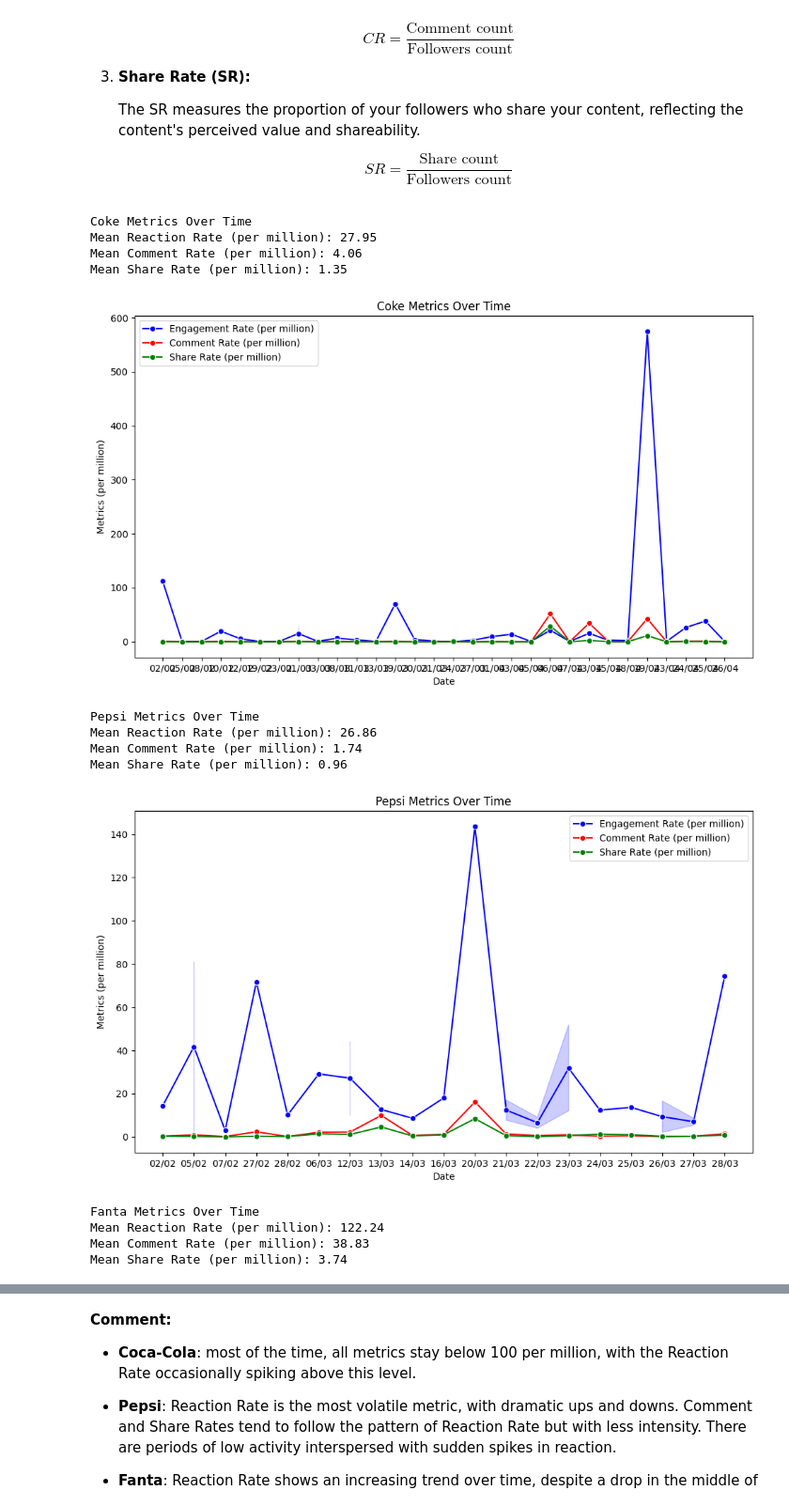
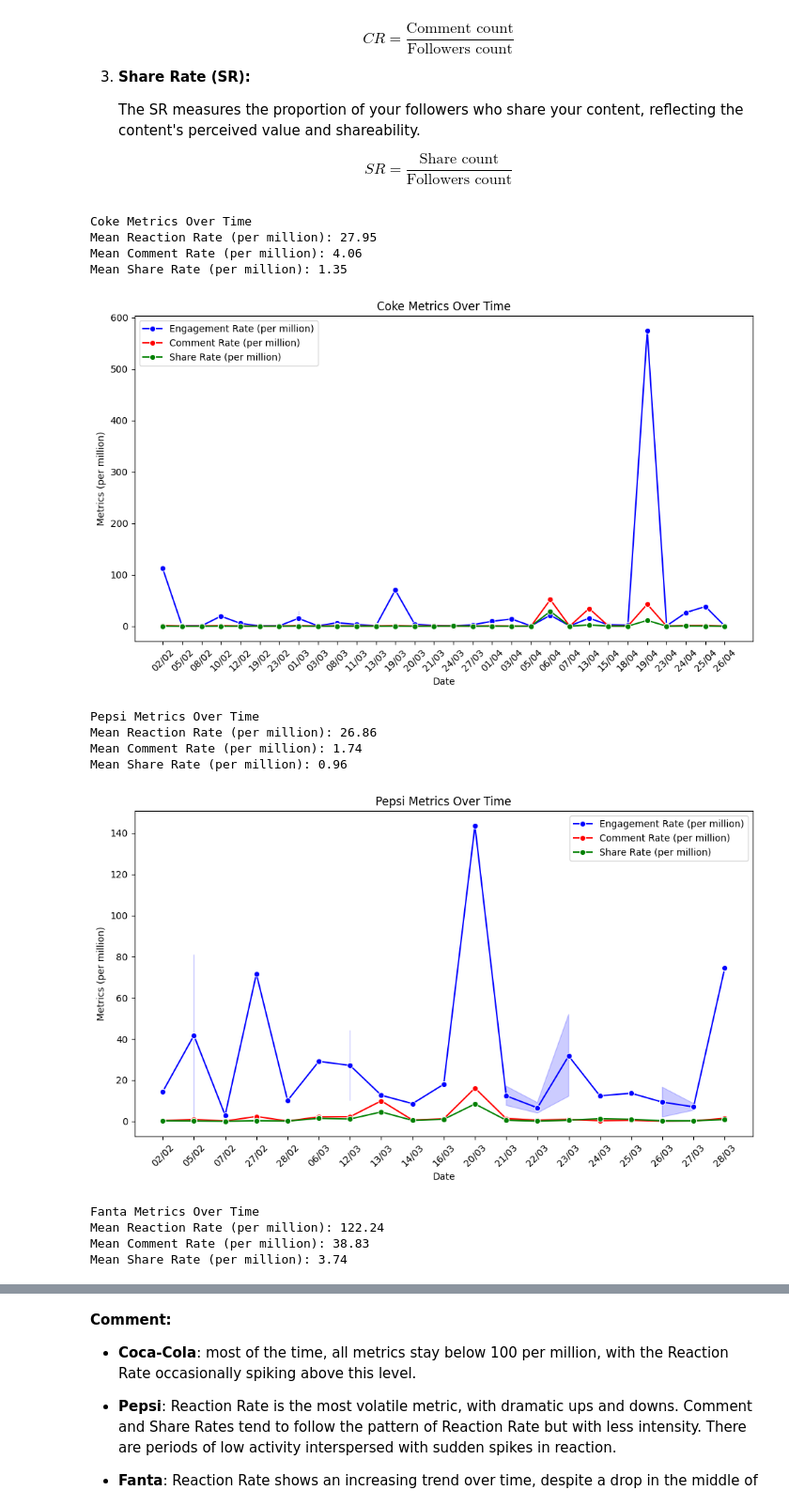
Before and after one commit to dellacer2003/Brand-Watch-Report, a Jupyter notebook: analysis.ipynb, the cells around one changed output, grey strips where cells are left out. Shown at 94% size. Cells and saved outputs as stored; diff of their text form; code cells hidden in the pictures.

Commit message:
update brands metrics over time xticks rotation

```diff
--- a/analysis.ipynb
+++ b/analysis.ipynb
@@ -693,35 +693,36 @@ metric_titles = {
 
 # Plot for each brand
 for brand_name, df in brand_dfs.items():
     print(f'{brand_name.capitalize()} Metrics Over Time')
     print(f'Mean Reaction Rate (per million): {df["RR_per_million"].mean():.2f}')
     print(f'Mean Comment Rate (per million): {df["CR_per_million"].mean():.2f}')
     print(f'Mean Share Rate (per million): {df["SR_per_million"].mean():.2f}')
 
     plt.figure(figsize=(10, 6))
 
     # Plot each metric
     for metric, color in metric_colors.items():
         sns.lineplot(x=df['date'], y=df[metric], label=metric_titles[metric], color=color, marker='o')
 
     plt.title(f'{brand_name.capitalize()} Metrics Over Time')
     plt.xlabel('Date')
+    plt.xticks(rotation=45)
     plt.ylabel('Metrics (per million)')
     plt.legend(loc='best')
 
     plt.tight_layout()
     plt.show()
 # %% [output]
 Coke Metrics Over Time
 Mean Reaction Rate (per million): 27.95
 Mean Comment Rate (per million): 4.06
 Mean Share Rate (per million): 1.35
-[figure, old version]
+[figure, new version]
 Pepsi Metrics Over Time
 Mean Reaction Rate (per million): 26.86
 Mean Comment Rate (per million): 1.74
 Mean Share Rate (per million): 0.96
-[figure, old version]
+[figure, new version]
 Fanta Metrics Over Time
 Mean Reaction Rate (per million): 122.24
 Mean Comment Rate (per million): 38.83
```
Also changed, not shown: parts of 3 cells of this notebook, 2 other files.
